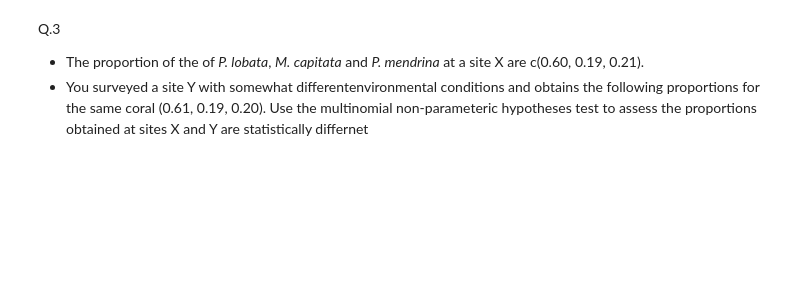
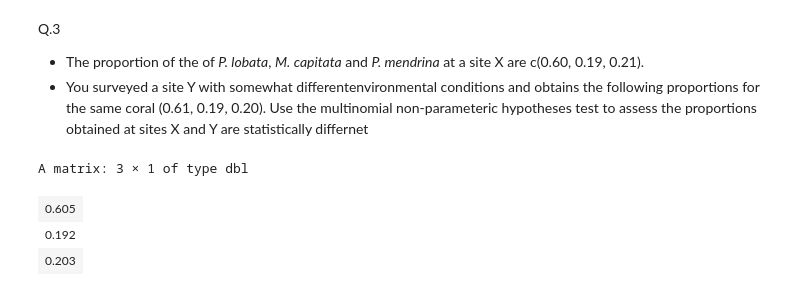
Before and after one commit to mahdi-b/MBIO612-F2021, a Jupyter notebook: week_7/week_7_practical.ipynb, the cells around one changed output. Drawn from its saved outputs; the diff is of its cells as text; code cells hidden in the pictures; blank space fills up the shorter version.

```diff
--- a/week_7/week_7_practical.ipynb
+++ b/week_7/week_7_practical.ipynb
@@ -90,3 +119,10 @@ Q.3
 
 * The proportion of the of _P. lobata_, _M. capitata_ and _P. mendrina_ at a site X are c(0.60, 0.19, 0.21).
 * You surveyed a site Y with somewhat differentenvironmental conditions and obtains the following proportions for the same coral (0.61, 0.19, 0.20). Use the multinomial non-parameteric hypotheses test to assess the proportions obtained at sites X and Y are statistically differnet
+# %%
+rmultinom(1, 1000, prob=c(0.61, 0.19, 0.20))/1000
+# %% [output]
+A matrix: 3 × 1 of type dbl
+| 0.605 |
+| 0.192 |
+| 0.203 |
```
Also changed, not shown: parts of 11 cells of this notebook.
